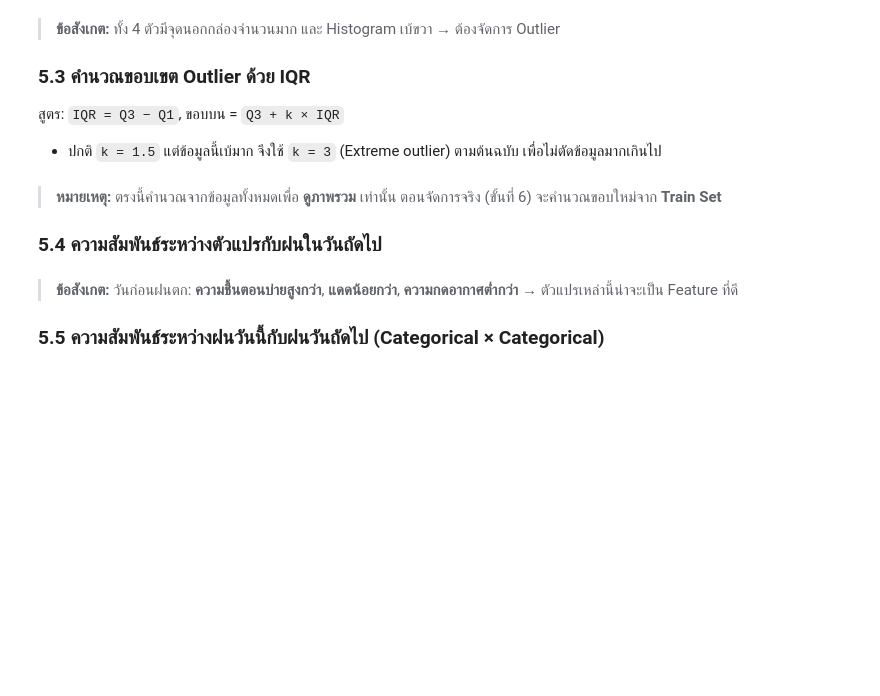
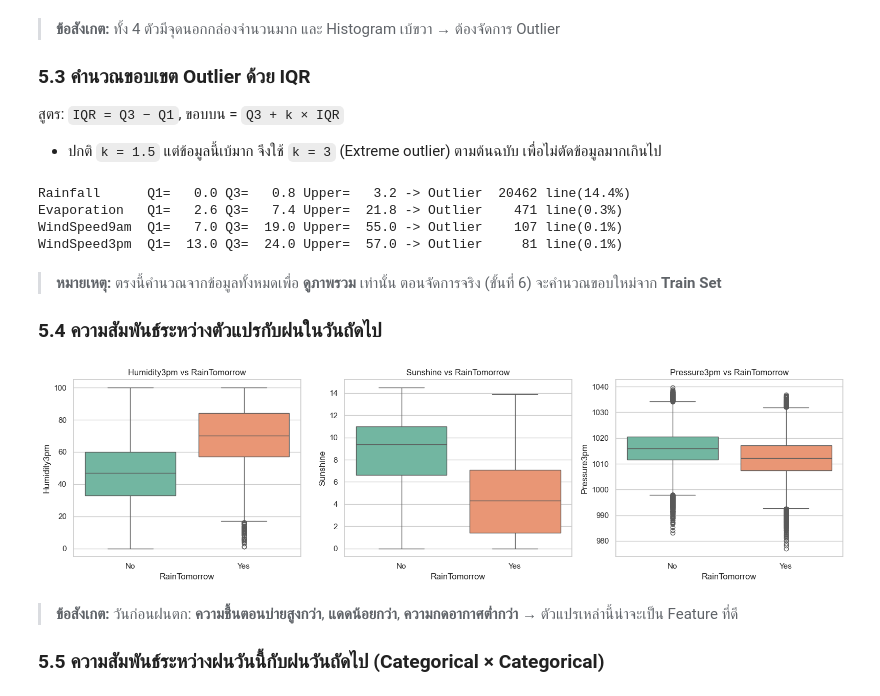
Before and after one commit to IceEz555/data-science-basic, a Jupyter notebook: PreTest/LiveCode/01_Classification_RainTomorrow_End-to-End_LiveCode.ipynb, the cells around one changed output. Cells and saved outputs as stored; diff of their text form; code cells hidden in the pictures; blank space fills up the shorter version.

```diff
--- a/PreTest/LiveCode/01_Classification_RainTomorrow_End-to-End_LiveCode.ipynb
+++ b/PreTest/LiveCode/01_Classification_RainTomorrow_End-to-End_LiveCode.ipynb
@@ -115,10 +281,34 @@
 ### 5.3 คำนวณขอบเขต Outlier ด้วย IQR
 สูตร: `IQR = Q3 − Q1`, ขอบบน = `Q3 + k × IQR`
 - ปกติ `k = 1.5` แต่ข้อมูลนี้เบ้มาก จึงใช้ `k = 3` (Extreme outlier) ตามต้นฉบับ เพื่อไม่ตัดข้อมูลมากเกินไป
+# %%
+for col in outlier_cols:
+    q1, q3 = df[col].quantile(0.25), df[col].quantile(0.75)
+    iqr = q3-q1
+    upper = q3 + 3 * iqr
+    n_out = (df[col]>upper).sum()
+    print(f"{col:13s} Q1={q1:6.1f} Q3={q3:6.1f} Upper={upper:6.1f} -> Outlier {n_out:6d} line({n_out/len(df):.1%})")
+# %% [output]
+Rainfall      Q1=   0.0 Q3=   0.8 Upper=   3.2 -> Outlier  20462 line(14.4%)
+Evaporation   Q1=   2.6 Q3=   7.4 Upper=  21.8 -> Outlier    471 line(0.3%)
+WindSpeed9am  Q1=   7.0 Q3=  19.0 Upper=  55.0 -> Outlier    107 line(0.1%)
+WindSpeed3pm  Q1=  13.0 Q3=  24.0 Upper=  57.0 -> Outlier     81 line(0.1%)
 # %% [markdown]
 > **หมายเหตุ:** ตรงนี้คำนวณจากข้อมูลทั้งหมดเพื่อ **ดูภาพรวม** เท่านั้น ตอนจัดการจริง (ขั้นที่ 6) จะคำนวณขอบใหม่จาก **Train Set**
 
 ### 5.4 ความสัมพันธ์ระหว่างตัวแปรกับฝนในวันถัดไป
+# %%
+fig, axes = plt.subplots(1, 3, figsize=(16, 4.5))
+sns.boxplot(x='RainTomorrow', y='Humidity3pm', data=df, ax=axes[0], palette='Set2', hue='RainTomorrow', legend=False)
+axes[0].set_title('Humidity3pm vs RainTomorrow')
+sns.boxplot(x='RainTomorrow', y='Sunshine', data=df, ax=axes[1], palette='Set2', hue='RainTomorrow', legend=False)
+axes[1].set_title('Sunshine vs RainTomorrow')
+sns.boxplot(x='RainTomorrow', y='Pressure3pm', data=df, ax=axes[2], palette='Set2', hue='RainTomorrow', legend=False)
+axes[2].set_title('Pressure3pm vs RainTomorrow')
+plt.tight_layout()
+plt.show()
+# %% [output]
+[figure, added]
 # %% [markdown]
 > **ข้อสังเกต:** วันก่อนฝนตก: **ความชื้นตอนบ่ายสูงกว่า**, **แดดน้อยกว่า**, **ความกดอากาศต่ำกว่า** → ตัวแปรเหล่านี้น่าจะเป็น Feature ที่ดี
 
```
Also changed, not shown: parts of 32 cells of this notebook, 7 other files.
